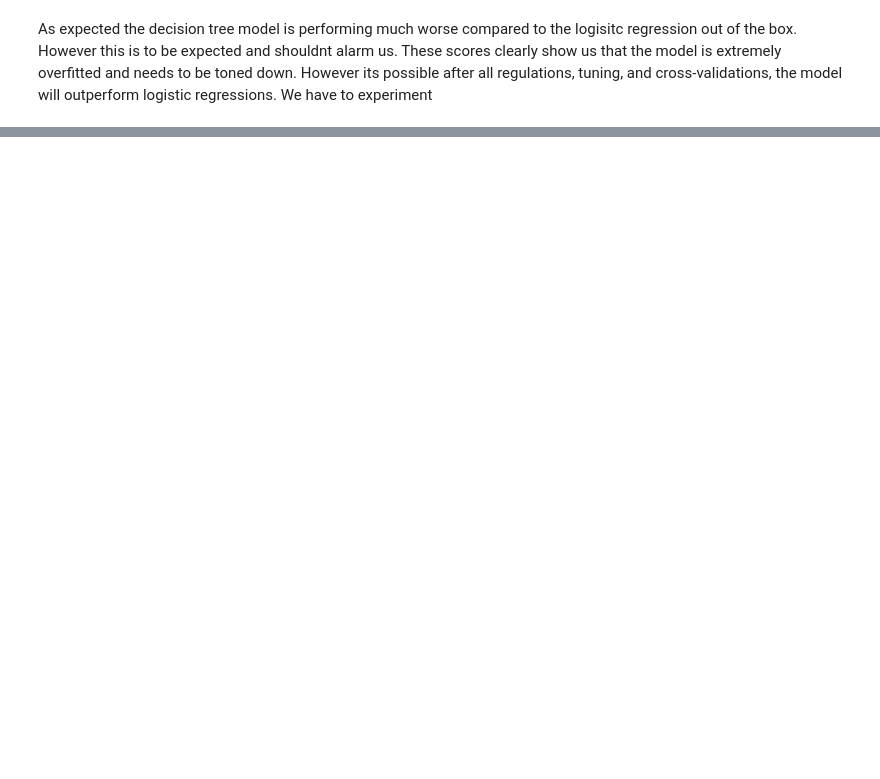
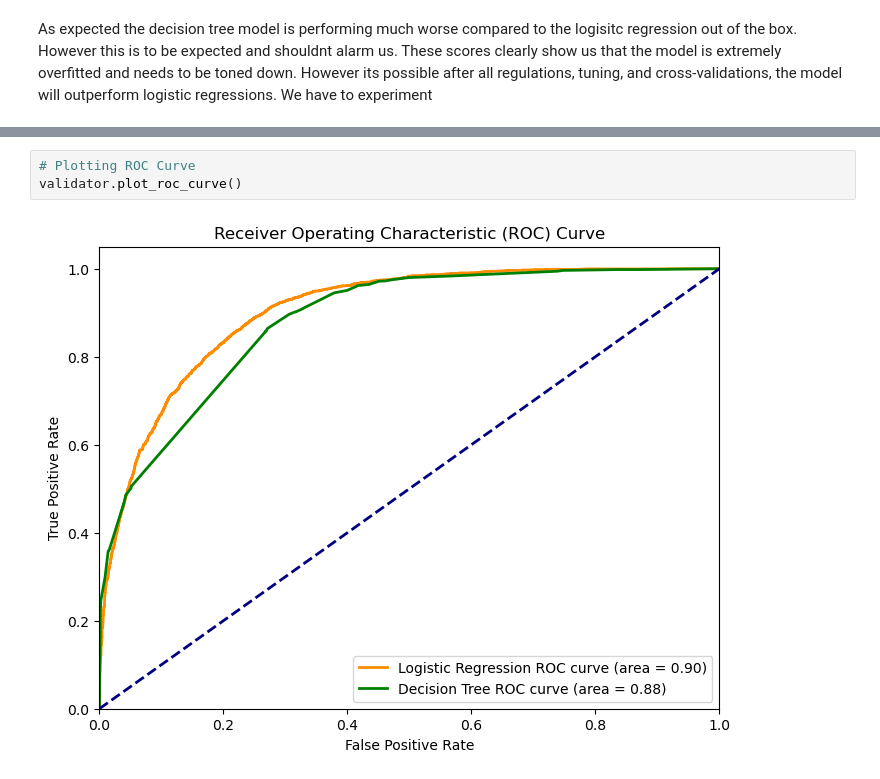
Before and after one commit to fndou05/ML-Salary-Classification-Model, a Jupyter notebook: code/Salary-Classifcation-Models.ipynb, the cells around one changed output, grey strips where cells are left out. Drawn from its saved outputs; the diff is of its cells as text; blank space fills up the shorter version.

```diff
--- a/code/Salary-Classifcation-Models.ipynb
+++ b/code/Salary-Classifcation-Models.ipynb
@@ -308,0 +369,5 @@ validator.scores(both_models=True)
+# %%
+# Plotting ROC Curve
+validator.plot_roc_curve()
+# %% [output]
+[figure, added]
```
Also changed, not shown: parts of 27 cells of this notebook, 1 other file.
